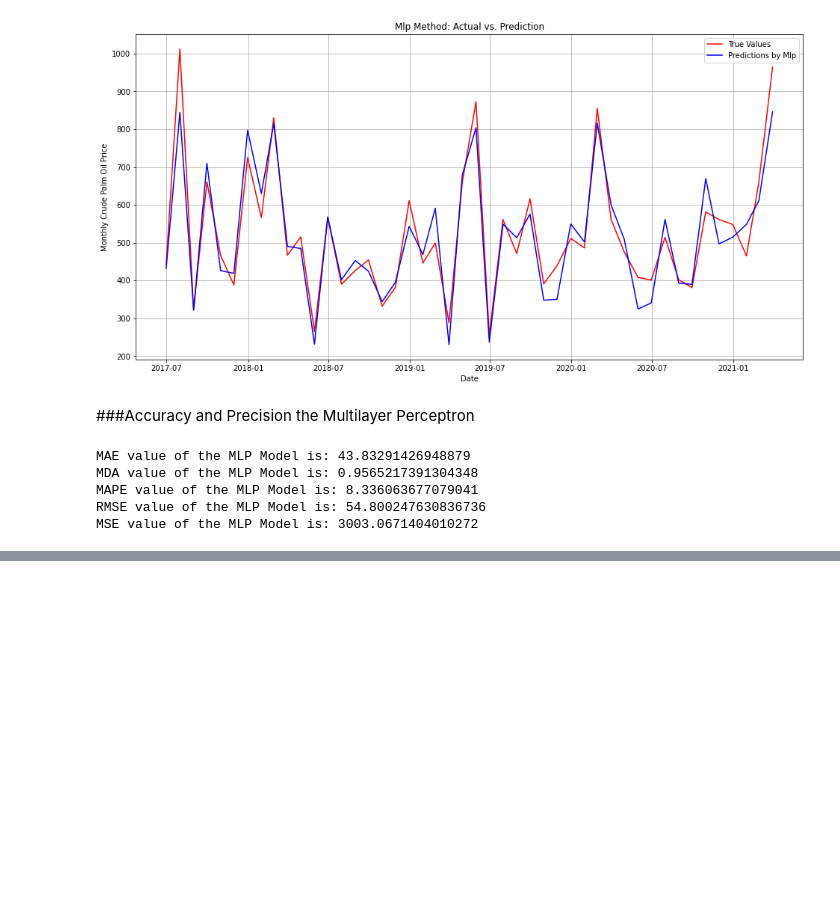
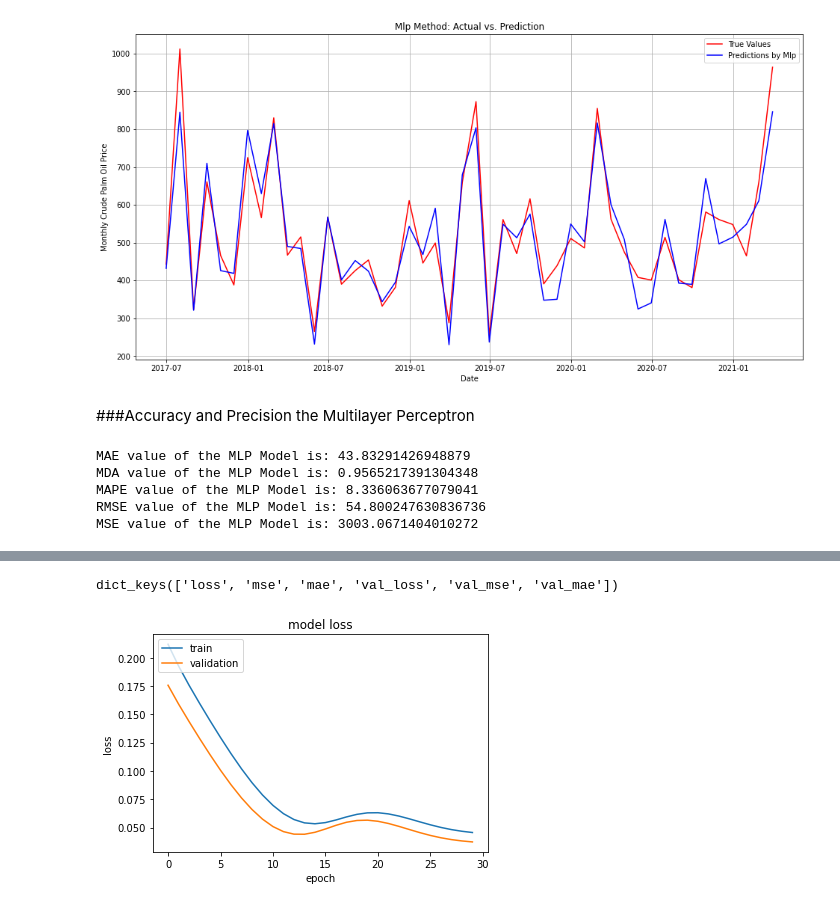
Before and after one commit to mofuoku417/Machine-Learning-Techniques-for-Multivariate-Time-Series-Forecasting-of-Crude-Palm-Oil-Prices, a Jupyter notebook: ML_MVcpo.ipynb, the cells around one changed output, grey strips where cells are left out. Cells and saved outputs as stored; diff of their text form; code cells hidden in the pictures; blank space fills up the shorter version.

```diff
--- a/ML_MVcpo.ipynb
+++ b/ML_MVcpo.ipynb
@@ -616,0 +827,15 @@ MSE value of the MLP Model is: 3003.0671404010272
+# %%
+X_train, X_val, y_train, y_val = train_test_split(x1, y1)
+# %%
+y_train=np.reshape(y_train, (-1,1))
+y_val=np.reshape(y_val, (-1,1))
+scaler_x = MinMaxScaler()
+scaler_y = MinMaxScaler()
+print(scaler_x.fit(X_train))
+xtrain_scale=scaler_x.transform(X_train)
+print(scaler_x.fit(X_val))
+xval_scale=scaler_x.transform(X_val)
+print(scaler_y.fit(y_train))
+ytrain_scale=scaler_y.transform(y_train)
+print(scaler_y.fit(y_val))
+yval_scale=scaler_y.transform(y_val)
@@ -616,0 +856,6 @@ MSE value of the MLP Model is: 3003.0671404010272
+# %%
+model = Sequential()
+model.add(Dense(5, input_dim=5, kernel_initializer='normal', activation='relu'))
+model.add(Dense(1150, activation='relu'))
+model.add(Dense(1, activation='linear'))
+model.summary()
@@ -616,0 +878,4 @@ MSE value of the MLP Model is: 3003.0671404010272
+# %%
+model.compile(loss='mse', optimizer='adam', metrics=['mse','mae'])
+history=model.fit(xtrain_scale, ytrain_scale, epochs=30, batch_size=150, verbose=1, validation_split=0.2)
+predictions = model.predict(xval_scale)
@@ -616,0 +900,13 @@ MSE value of the MLP Model is: 3003.0671404010272
+# %%
+print(history.history.keys())
+# "Loss"
+plt.plot(history.history['loss'])
+plt.plot(history.history['val_loss'])
+plt.title('model loss')
+plt.ylabel('loss')
+plt.xlabel('epoch')
+plt.legend(['train', 'validation'], loc='upper left')
+plt.show()
+# %% [output]
+dict_keys(['loss', 'mse', 'mae', 'val_loss', 'val_mse', 'val_mae'])
+[figure, added]
```
Also changed, not shown: parts of 48 cells of this notebook.
